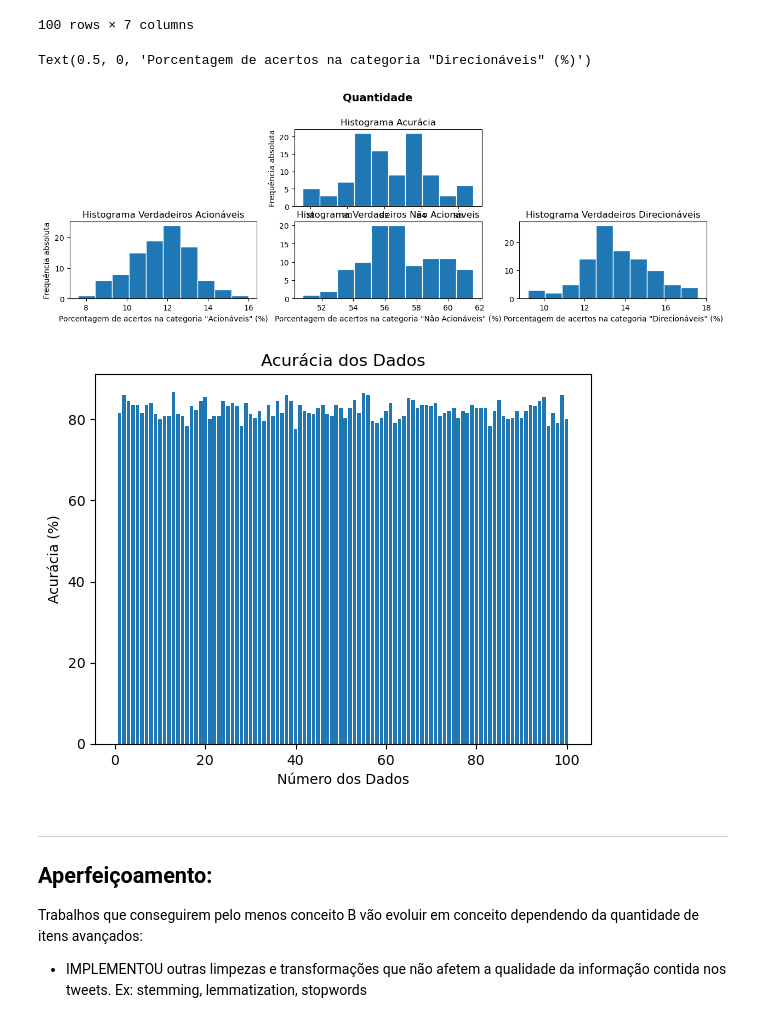
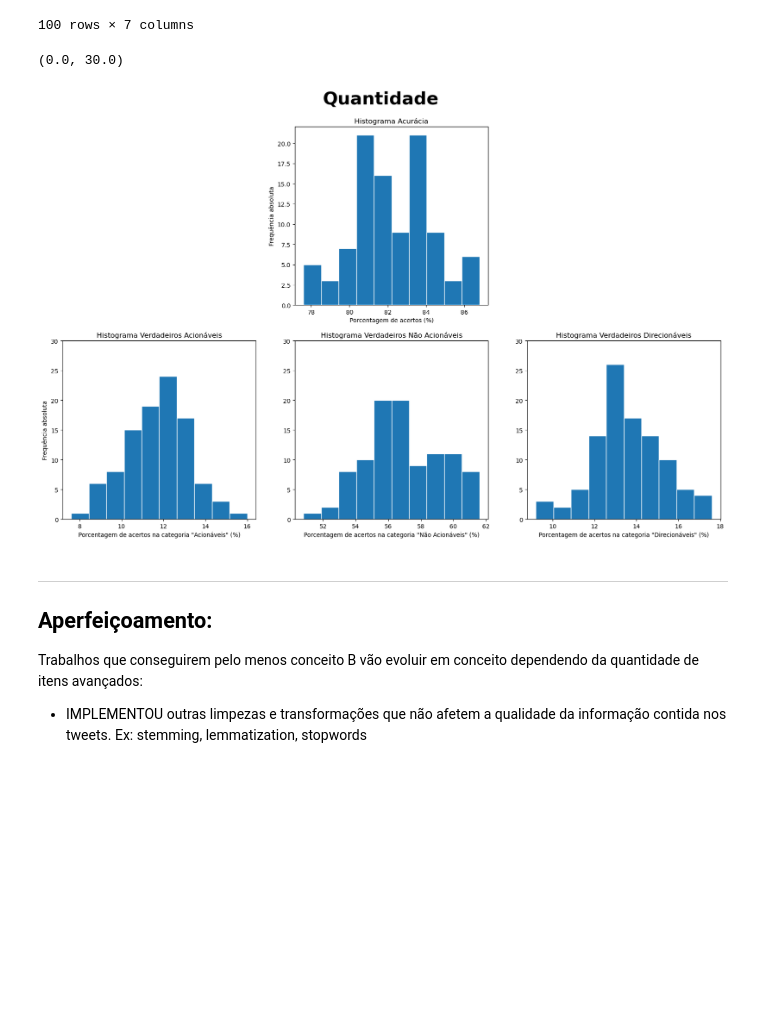
Before and after one commit to carneirogabrielly/C.DadosP1, a Jupyter notebook: gabizinha mexendo.ipynb, the cells around one changed output. Saved outputs shown, nothing was run; the diff lists cells and outputs as text; code cells hidden in the pictures; blank space fills up the shorter version.

```diff
--- a/gabizinha mexendo.ipynb
+++ b/gabizinha mexendo.ipynb
@@ -725,53 +740,48 @@ dados_calculados
 | 99 | 80.0 | 12.4 | 6.0 | 1.6 | 12.4 | ... |
 100 rows × 7 columns
 # %%
+soma_media = 0
+for media in acuracia:
+    soma_media += media
 
-tamanho_fonte = 14
+media_aleatoria = soma_media/100
+media_aleatoria
+
+tamanho_fonte = 30
 peso_fonte = 600
 
 # Histogramas
-plt.figure(figsize=(15, 4))
-plt.suptitle('Quantidade',fontsize=tamanho_fonte, fontweight=peso_fonte, y=1.05)
+plt.figure(figsize=(20, 12))
+plt.suptitle('Quantidade', fontsize=tamanho_fonte, fontweight=peso_fonte, y=0.95)
 
 
-plt.subplot(232) # Janela gráfica com 1 linha, 2 colunas e histograma a seguir é colocado na posição 1
+plt.subplot(232)
 plt.hist(dados_calculados["Acurácia"], edgecolor='white')
 plt.title("Histograma Acurácia")
 plt.xlabel('Porcentagem de acertos (%)')
 plt.ylabel('Frequência absoluta')
 
 
-plt.subplot(234) # Janela gráfica com 1 linha, 2 colunas e histograma a seguir é colocado na posição 1
+plt.subplot(234)
 plt.hist(dados_calculados["Verdadeiros Acionáveis"], edgecolor='white')
 plt.title("Histograma Verdadeiros Acionáveis")
 plt.xlabel('Porcentagem de acertos na categoria "Acionáveis" (%)')
 plt.ylabel('Frequência absoluta')
 
-plt.subplot(235) # Janela gráfica com 1 linha, 2 colunas e histograma a seguir é colocado na posição 1
+plt.subplot(235)
 plt.hist(dados_calculados["Verdadeiros Não Acionáveis"], edgecolor='white')
 plt.title("Histograma Verdadeiros Não Acionáveis")
 plt.xlabel('Porcentagem de acertos na categoria "Não Acionáveis" (%)')
-#plt.ylabel('Frequência absoluta')
+plt.ylim(0,30)
 
-plt.subplot(236) # Janela gráfica com 1 linha, 2 colunas e histograma a seguir é colocado na posição 1
+plt.subplot(236)
 plt.hist(dados_calculados["Verdadeiros Direcionáveis"], edgecolor='white')
 plt.title("Histograma Verdadeiros Direcionáveis")
 plt.xlabel('Porcentagem de acertos na categoria "Direcionáveis" (%)')
-#plt.ylabel('Frequência absoluta')
+plt.ylim(0,30)
 # %% [output]
-Text(0.5, 0, 'Porcentagem de acertos na categoria "Direcionáveis" (%)')
+(0.0, 30.0)
-[figure, old version]
+[figure, new version]
-# %%
-numeros_de_dados = list(range(1, len(acuracia) + 1))
-
-# Crie o gráfico de barras
-plt.bar(numeros_de_dados, acuracia)
-plt.xlabel('Número dos Dados')
-plt.ylabel('Acurácia (%)')
-plt.title('Acurácia dos Dados')
-plt.show()
-# %% [output]
-[figure, removed]
 # %% [markdown]
 ___
 ## Aperfeiçoamento:
```
Also changed, not shown: parts of 2 cells of this notebook, 2 other files.
